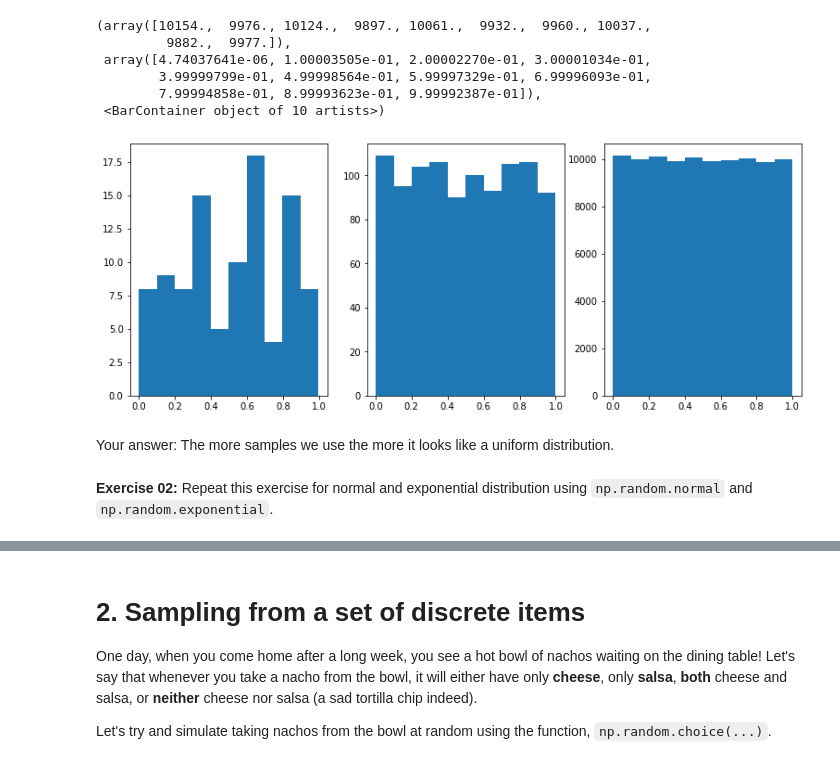
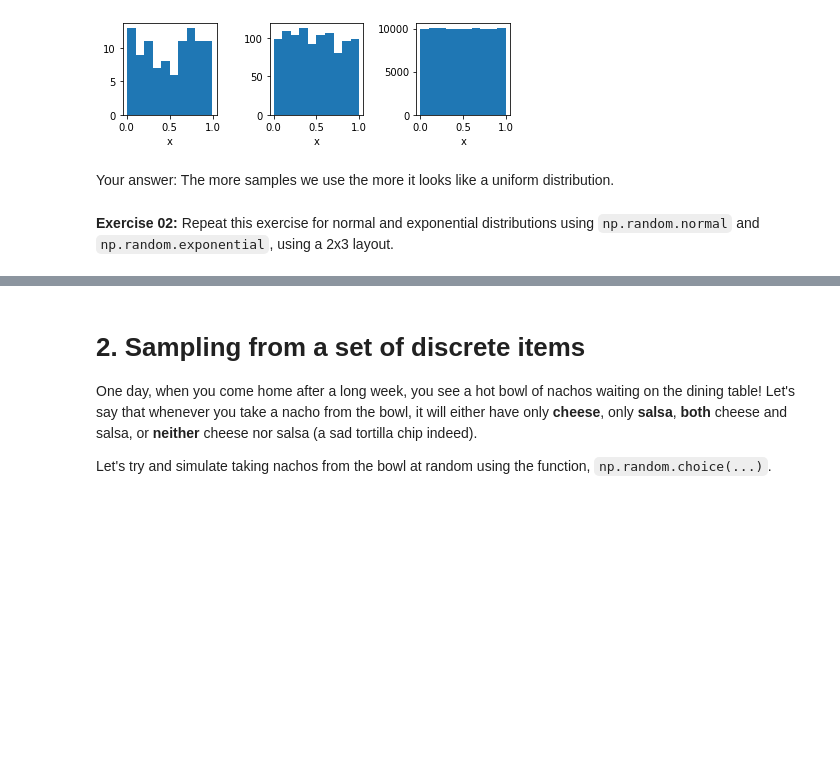
Before and after one commit to Inf2-FDS/FDS-S1-10-randomness-sampling-simulations, a Jupyter notebook: weekS2-02-simulations_cleaned.ipynb, the cells around one changed output, grey strips where cells are left out. Drawn from its saved outputs; the diff is of its cells as text; code cells hidden in the pictures; blank space fills up the shorter version.

```diff
--- a/weekS2-02-simulations_cleaned.ipynb
+++ b/weekS2-02-simulations_cleaned.ipynb
@@ -54,25 +51,23 @@ plt.hist(x, 10)
 # %%
 # Your code
 x1 = np.random.uniform(size=100)
 x2 = np.random.uniform(size=1000)
 x3 = np.random.uniform(size=100000)
-fig, (ax1, ax2, ax3) = plt.subplots(1,3, figsize=(13,5))
+fig, (ax1, ax2, ax3) = plt.subplots(1,3, figsize=(6,2))
 ax1.hist(x1, 10)
+ax1.set_xlabel("x")
 ax2.hist(x2, 10)
+ax2.set_xlabel("x")
 ax3.hist(x3, 10)
+ax3.set_xlabel("x")
+plt.tight_layout()
 # %% [output]
-(array([10154.,  9976., 10124.,  9897., 10061.,  9932.,  9960., 10037.,
-         9882.,  9977.]),
- array([4.74037641e-06, 1.00003505e-01, 2.00002270e-01, 3.00001034e-01,
-        3.99999799e-01, 4.99998564e-01, 5.99997329e-01, 6.99996093e-01,
-        7.99994858e-01, 8.99993623e-01, 9.99992387e-01]),
- <BarContainer object of 10 artists>)
-[figure, old version]
+[figure, new version]
 # %% [markdown]
 Your answer:
 The more samples we use the more it looks like a uniform distribution.
 # %% [markdown]
-**Exercise 02:** Repeat this exercise for  normal and exponential distribution using `np.random.normal` and `np.random.exponential`.
+**Exercise 02:** Repeat this exercise for  normal and exponential distributions using `np.random.normal` and `np.random.exponential`, using a 2x3 layout.
 # %%
 # Your code
 x1 = np.random.normal(size=100)
```
Also changed, not shown: parts of 46 cells of this notebook.
